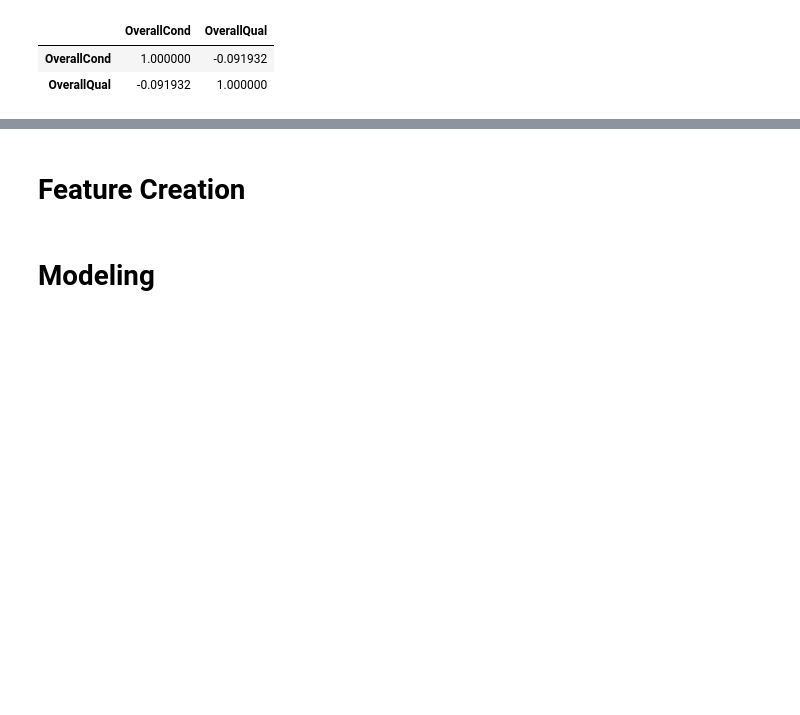
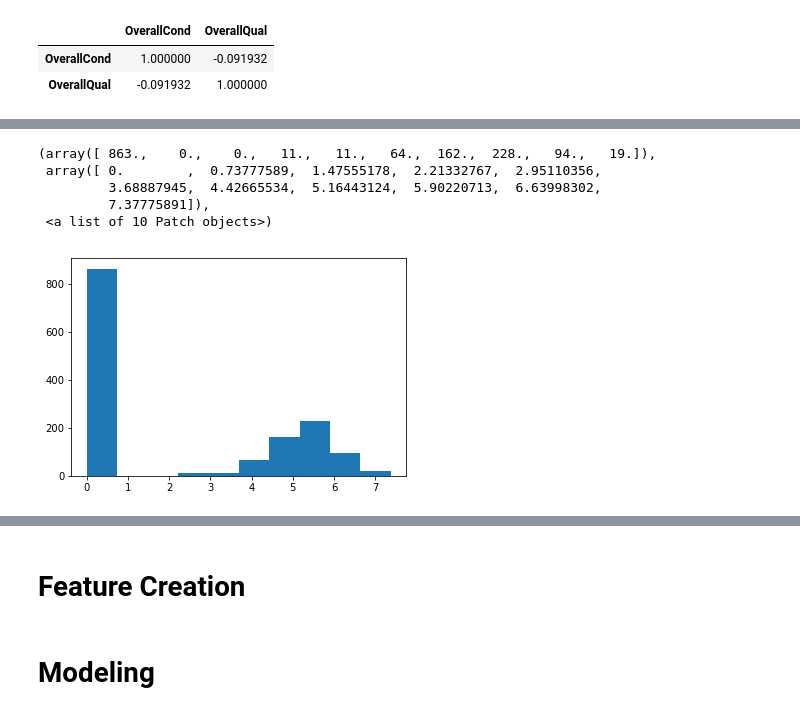
Before and after one commit to asarchami/kaggle_housing_prices, a Jupyter notebook: chris_working.ipynb, the cells around one changed output, grey strips where cells are left out. Cells and saved outputs as stored; diff of their text form; code cells hidden in the pictures; blank space fills up the shorter version.

```diff
--- a/chris_working.ipynb
+++ b/chris_working.ipynb
@@ -571,0 +753,12 @@ houses[['OverallCond', 'OverallQual']].corr()
+# %%
+houses['logMasVnrArea'] = houses['MasVnrArea'].apply(lambda x: x if x==0 else np.log(x))
+# %%
+## this is really zero-inflated.
+plt.hist(houses['logMasVnrArea'].dropna())
+# %% [output]
+(array([ 863.,    0.,    0.,   11.,   11.,   64.,  162.,  228.,   94.,   19.]),
+ array([ 0.        ,  0.73777589,  1.47555178,  2.21332767,  2.95110356,
+         3.68887945,  4.42665534,  5.16443124,  5.90220713,  6.63998302,
+         7.37775891]),
+ <a list of 10 Patch objects>)
+[figure, added]
```
Also changed, not shown: parts of 141 cells of this notebook.
